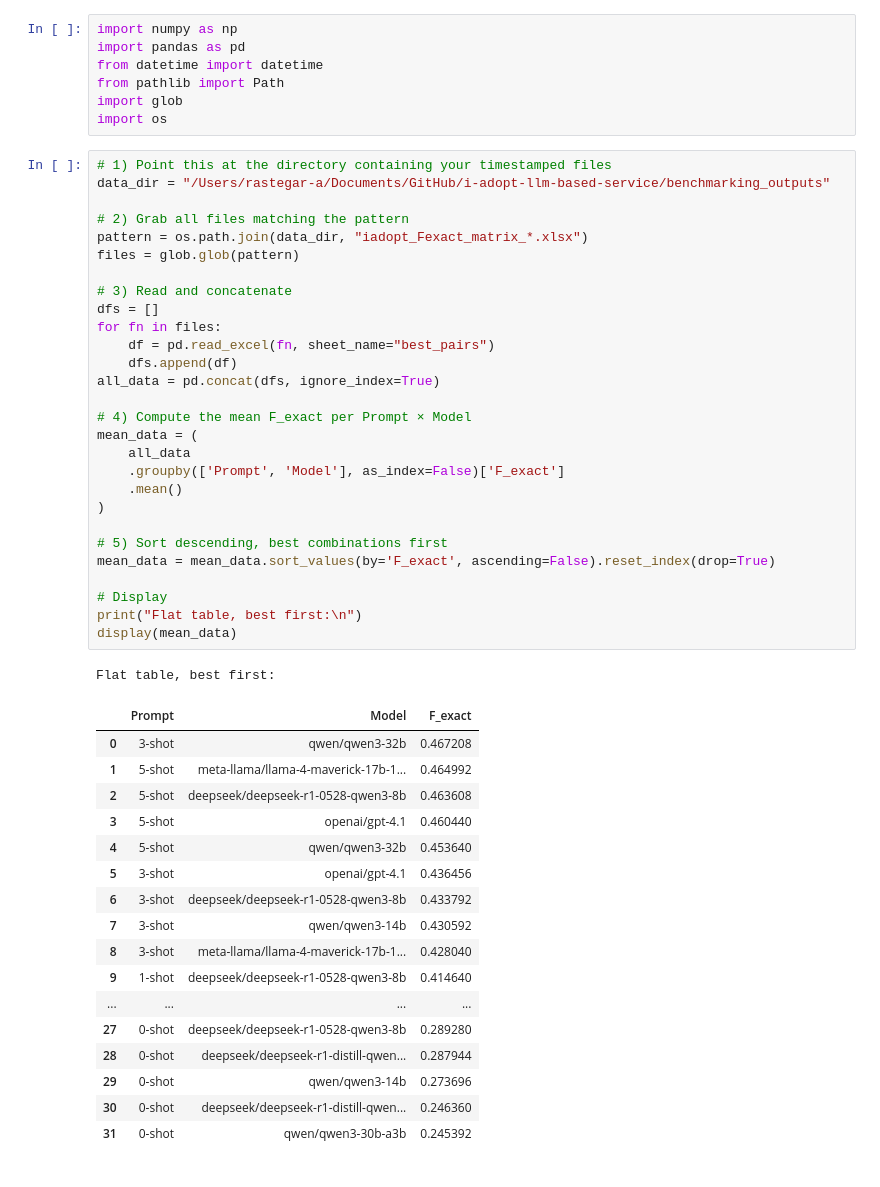
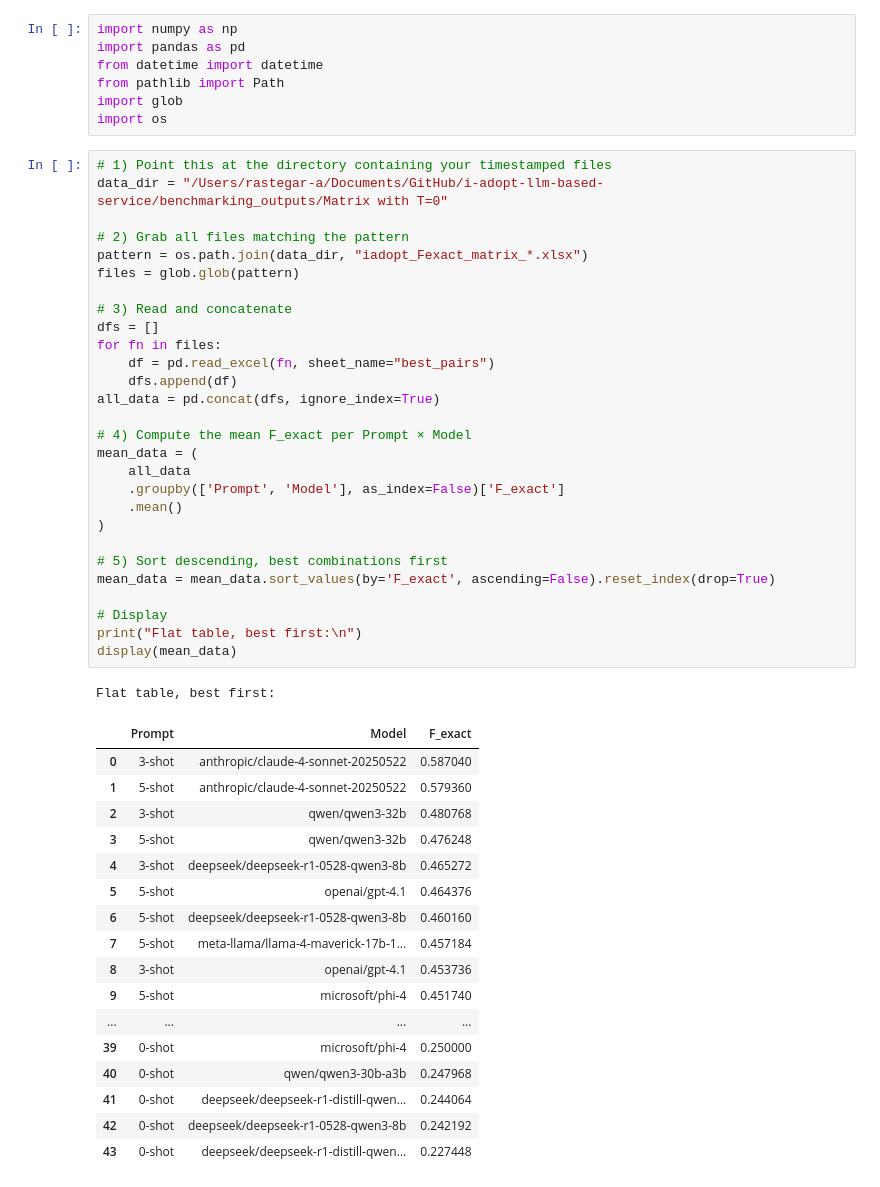
Before and after one commit to ArvinRastegar/i-adopt-llm-based-service, a Jupyter notebook: benchmarking_example/analysis_of_F_results.ipynb, the cells around one changed output. Cells and saved outputs as stored; diff of their text form.

```diff
--- a/benchmarking_example/analysis_of_F_results.ipynb
+++ b/benchmarking_example/analysis_of_F_results.ipynb
@@ -7,48 +7,48 @@ import glob
 import os
 # %%
 # 1) Point this at the directory containing your timestamped files
-data_dir = "/Users/rastegar-a/Documents/GitHub/i-adopt-llm-based-service/benchmarking_outputs"
+data_dir = "/Users/rastegar-a/Documents/GitHub/i-adopt-llm-based-service/benchmarking_outputs/Matrix with T=0"
 
 # 2) Grab all files matching the pattern
 pattern = os.path.join(data_dir, "iadopt_Fexact_matrix_*.xlsx")
 files = glob.glob(pattern)
 
 # 3) Read and concatenate
 dfs = []
 for fn in files:
     df = pd.read_excel(fn, sheet_name="best_pairs")
     dfs.append(df)
 all_data = pd.concat(dfs, ignore_index=True)
 
 # 4) Compute the mean F_exact per Prompt × Model
 mean_data = (
     all_data
     .groupby(['Prompt', 'Model'], as_index=False)['F_exact']
     .mean()
 )
 
 # 5) Sort descending, best combinations first
 mean_data = mean_data.sort_values(by='F_exact', ascending=False).reset_index(drop=True)
 
 # Display
 print("Flat table, best first:\n")
 display(mean_data)
 # %% [output]
 Flat table, best first:
 |  | Prompt | Model | F_exact |
-| 0 | 3-shot | qwen/qwen3-32b | 0.467208 |
-| 1 | 5-shot | meta-llama/llama-4-maverick-17b-1... | 0.464992 |
-| 2 | 5-shot | deepseek/deepseek-r1-0528-qwen3-8b | 0.463608 |
-| 3 | 5-shot | openai/gpt-4.1 | 0.460440 |
-| 4 | 5-shot | qwen/qwen3-32b | 0.453640 |
-| 5 | 3-shot | openai/gpt-4.1 | 0.436456 |
-| 6 | 3-shot | deepseek/deepseek-r1-0528-qwen3-8b | 0.433792 |
-| 7 | 3-shot | qwen/qwen3-14b | 0.430592 |
-| 8 | 3-shot | meta-llama/llama-4-maverick-17b-1... | 0.428040 |
-| 9 | 1-shot | deepseek/deepseek-r1-0528-qwen3-8b | 0.414640 |
+| 0 | 3-shot | anthropic/claude-4-sonnet-20250522 | 0.587040 |
+| 1 | 5-shot | anthropic/claude-4-sonnet-20250522 | 0.579360 |
+| 2 | 3-shot | qwen/qwen3-32b | 0.480768 |
+| 3 | 5-shot | qwen/qwen3-32b | 0.476248 |
+| 4 | 3-shot | deepseek/deepseek-r1-0528-qwen3-8b | 0.465272 |
+| 5 | 5-shot | openai/gpt-4.1 | 0.464376 |
+| 6 | 5-shot | deepseek/deepseek-r1-0528-qwen3-8b | 0.460160 |
+| 7 | 5-shot | meta-llama/llama-4-maverick-17b-1... | 0.457184 |
+| 8 | 3-shot | openai/gpt-4.1 | 0.453736 |
+| 9 | 5-shot | microsoft/phi-4 | 0.451740 |
 | ... | ... | ... | ... |
-| 27 | 0-shot | deepseek/deepseek-r1-0528-qwen3-8b | 0.289280 |
-| 28 | 0-shot | deepseek/deepseek-r1-distill-qwen... | 0.287944 |
-| 29 | 0-shot | qwen/qwen3-14b | 0.273696 |
-| 30 | 0-shot | deepseek/deepseek-r1-distill-qwen... | 0.246360 |
-| 31 | 0-shot | qwen/qwen3-30b-a3b | 0.245392 |
+| 39 | 0-shot | microsoft/phi-4 | 0.250000 |
+| 40 | 0-shot | qwen/qwen3-30b-a3b | 0.247968 |
+| 41 | 0-shot | deepseek/deepseek-r1-distill-qwen... | 0.244064 |
+| 42 | 0-shot | deepseek/deepseek-r1-0528-qwen3-8b | 0.242192 |
+| 43 | 0-shot | deepseek/deepseek-r1-distill-qwen... | 0.227448 |
```
Also changed, not shown: parts of 7 cells of this notebook.
